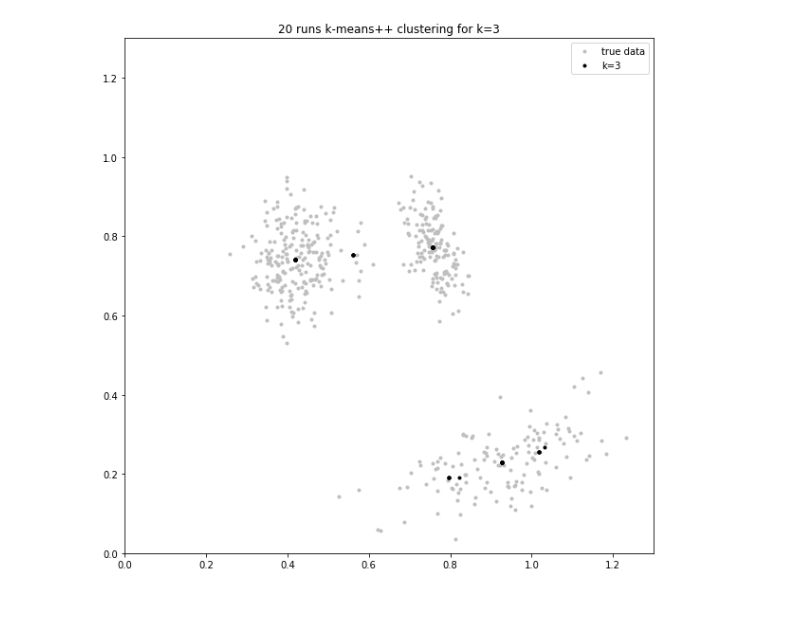
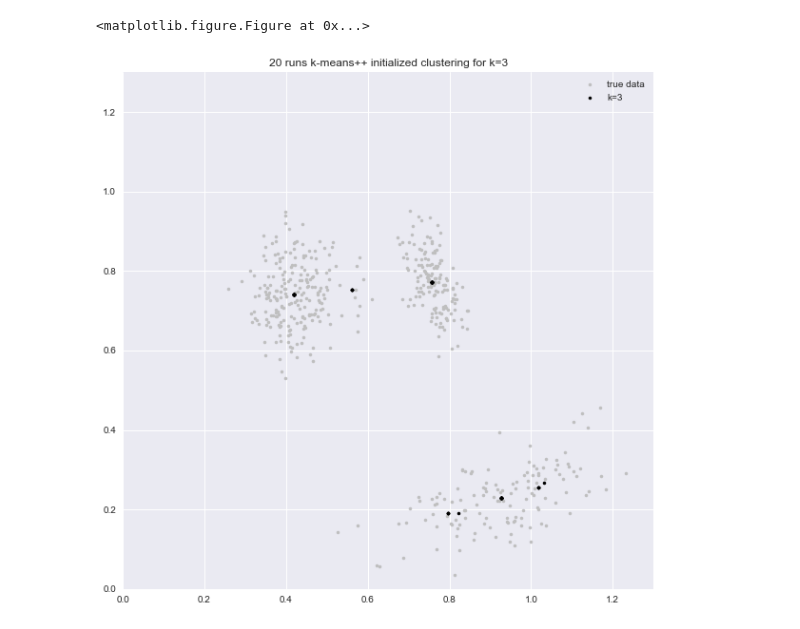
Before and after one commit to waltercai/MLforBigData, a Jupyter notebook: hw2/plotter.ipynb, the cells around one changed output. Saved outputs shown, nothing was run; the diff lists cells and outputs as text; code cells hidden in the pictures.

```diff
--- a/hw2/plotter.ipynb
+++ b/hw2/plotter.ipynb
@@ -189,4 +187,5 @@ plt.clf()
 # %%
+plt.clf()
 centroidsallpp = [[0.559900067932249, 0.753999823333333],
 [1.0166932148831165, 0.25573260494805206],
 [0.7969812215185181, 0.19016881294444446],
@@ -222,41 +221,42 @@ centroidsallpp = [[0.559900067932249, 0.753999823333333],
 [1.0327437650153846, 0.2665040852461539],
 [0.41989432122685194, 0.7413268816342596],
 [0.9261249122748091, 0.22870630900763358],
 [0.757555239751634, 0.7718910351437905],
 [0.41989432122685194, 0.7413268816342596],
 [0.9261249122748091, 0.22870630900763358],
 [0.757555239751634, 0.7718910351437905],
 [0.41989432122685194, 0.7413268816342596],
 [0.9261249122748091, 0.22870630900763358],
 [0.757555239751634, 0.7718910351437905],
 [1.0166932148831165, 0.25573260494805206],
 [0.559900067932249, 0.753999823333333],
 [0.7969812215185181, 0.19016881294444446],
 [0.9261249122748091, 0.22870630900763358],
 [0.41989432122685194, 0.7413268816342596],
 [0.757555239751634, 0.7718910351437905],
 [0.757555239751634, 0.7718910351437905],
 [0.9261249122748091, 0.22870630900763358],
 [0.41989432122685194, 0.7413268816342596],
 [0.559900067932249, 0.753999823333333],
 [1.0166932148831165, 0.25573260494805206],
 [0.7969812215185181, 0.19016881294444446],
 [0.9261249122748091, 0.22870630900763358],
 [0.41989432122685194, 0.7413268816342596],
 [0.757555239751634, 0.7718910351437905],
 [0.41989432122685194, 0.7413268816342596],
 [0.9261249122748091, 0.22870630900763358],
 [0.757555239751634, 0.7718910351437905]]
 centroidsallpp_1 = [row[0] for row in centroidsallpp]
 centroidsallpp_2 = [row[1] for row in centroidsallpp]
+
+plt.figure(figsize=(10,10))
+plt.plot(coord1, coord2, '.', color = '0.75', label='true data')
+plt.plot(centroidsallpp_1, centroidsallpp_2, '.',  color = '0.0', label = 'k=3')
+plt.title("20 runs k-means++ initialized clustering for k=3")
+plt.legend()
+plt.xlim(0,1.3)
+plt.ylim(0,1.3)
+plt.show()
+# %% [output]
+<matplotlib.figure.Figure at 0x...>
+[figure, added]
-# %%
-plt.figure(figsize=(10,10))
-plt.plot(coord1, coord2, '.', color = '0.75', label='true data')
-plt.plot(centroidsallpp_1, centroidsallpp_2, '.',  color = '0.0', label = 'k=3')
-plt.title("20 runs k-means++ clustering for k=3")
-plt.legend()
-plt.xlim(0,1.3)
-plt.ylim(0,1.3)
-plt.show()
-# %% [output]
-[figure, removed]
```
Also changed, not shown: parts of 12 cells of this notebook, 25 other files.
